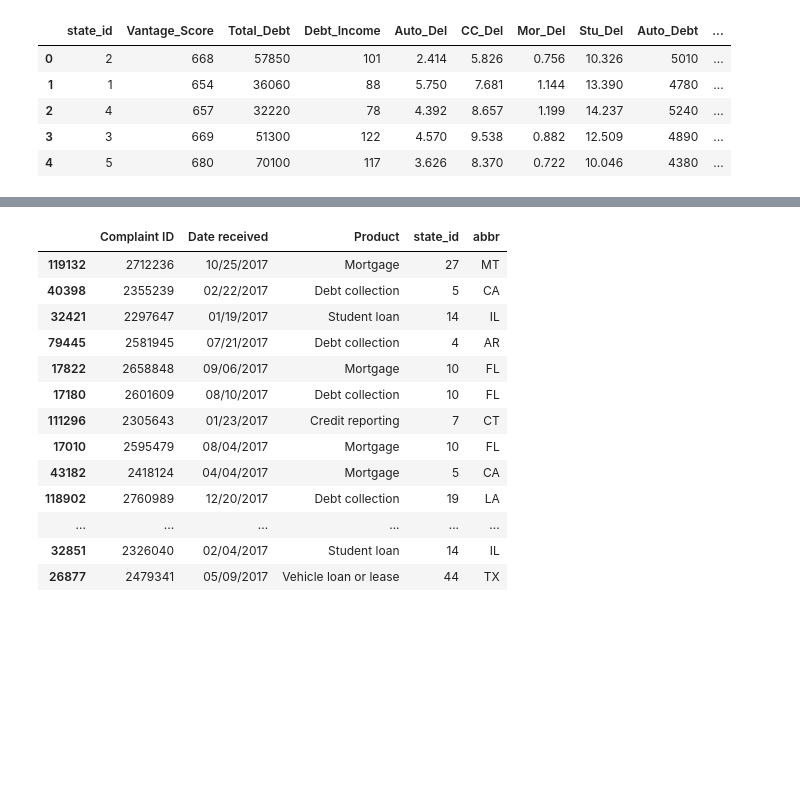
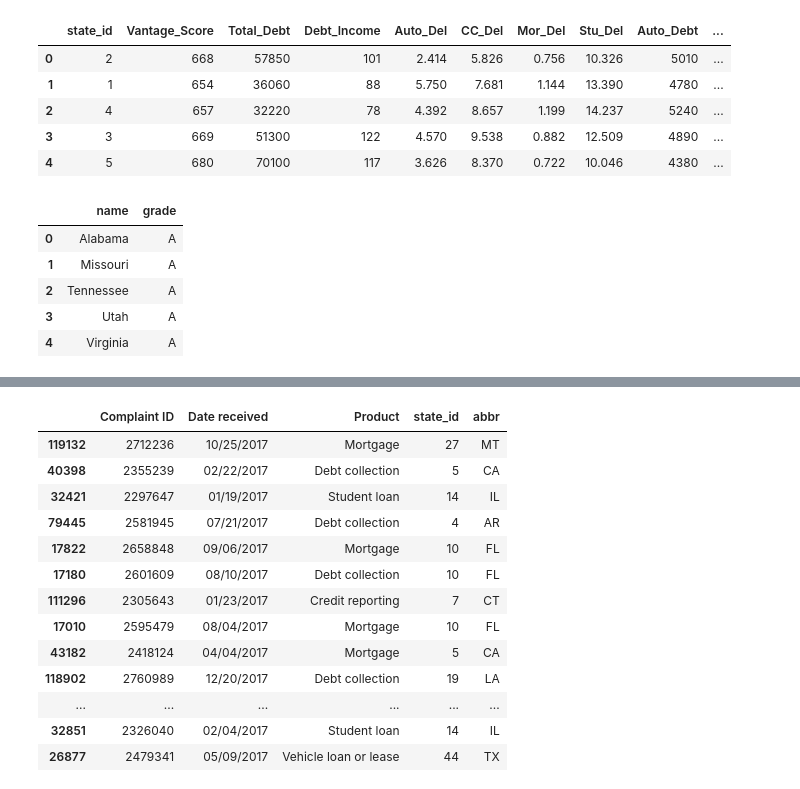
Before and after one commit to ericaleon/national_credit_health, a Jupyter notebook: Jupyter/ETL State Data.ipynb, the cells around one changed output, grey strips where cells are left out. Cells and saved outputs as stored; diff of their text form; code cells hidden in the pictures; blank space fills up the shorter version.

```diff
--- a/Jupyter/ETL State Data.ipynb
+++ b/Jupyter/ETL State Data.ipynb
@@ -135,3 +137,15 @@ state_credit.head()
 | 2 | 4 | 657 | 32220 | 78 | 4.392 | 8.657 | 1.199 | 14.237 | 5240 | ... |
 | 3 | 3 | 669 | 51300 | 122 | 4.570 | 9.538 | 0.882 | 12.509 | 4890 | ... |
 | 4 | 5 | 680 | 70100 | 117 | 3.626 | 8.370 | 0.722 | 10.046 | 4380 | ... |
+# %%
+# Clean up Financial Education Grades dataframe
+grades_df['STATES '] = grades_df['STATES '].str.title()
+grades_df.rename(columns={'STATES ': 'name', 'GRADES':'grade'}, inplace=True)
+grades_df.head()
+# %% [output]
+|  | name | grade |
+| 0 | Alabama | A |
+| 1 | Missouri | A |
+| 2 | Tennessee | A |
+| 3 | Utah | A |
+| 4 | Virginia | A |
```
Also changed, not shown: parts of 6 cells of this notebook, 2 other files.
